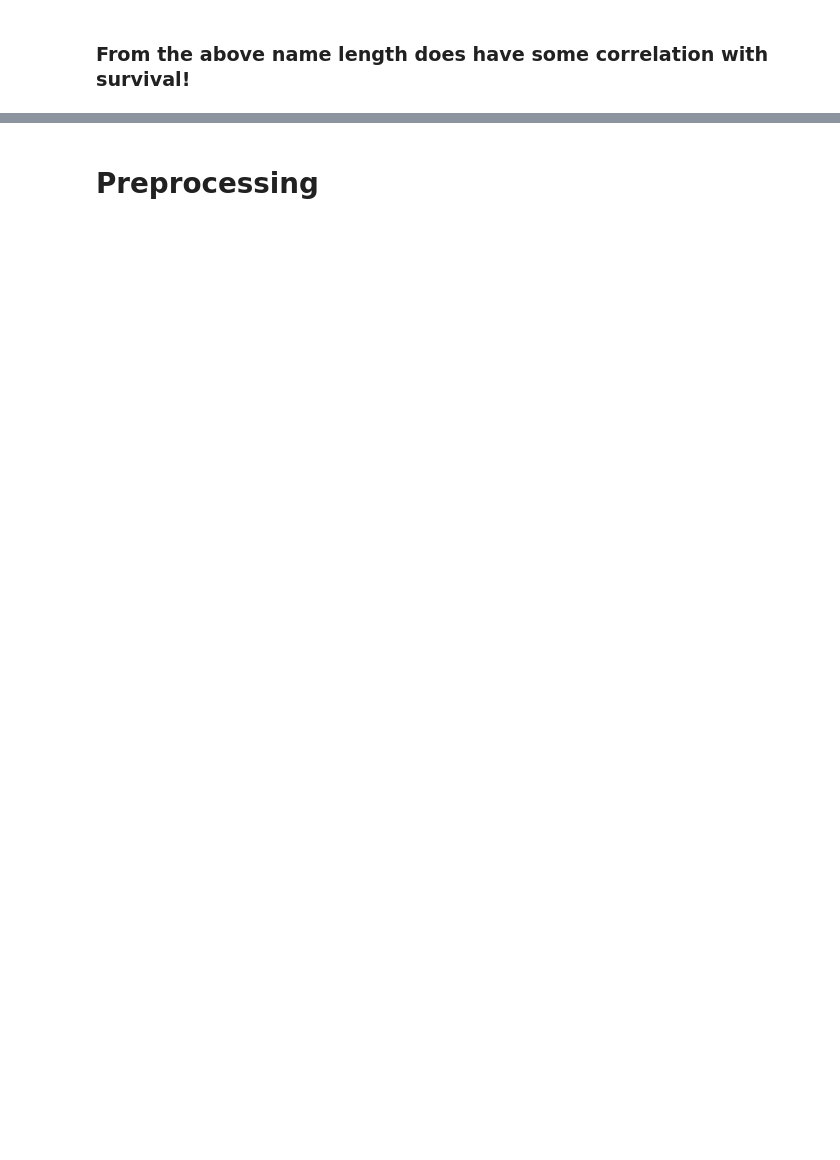
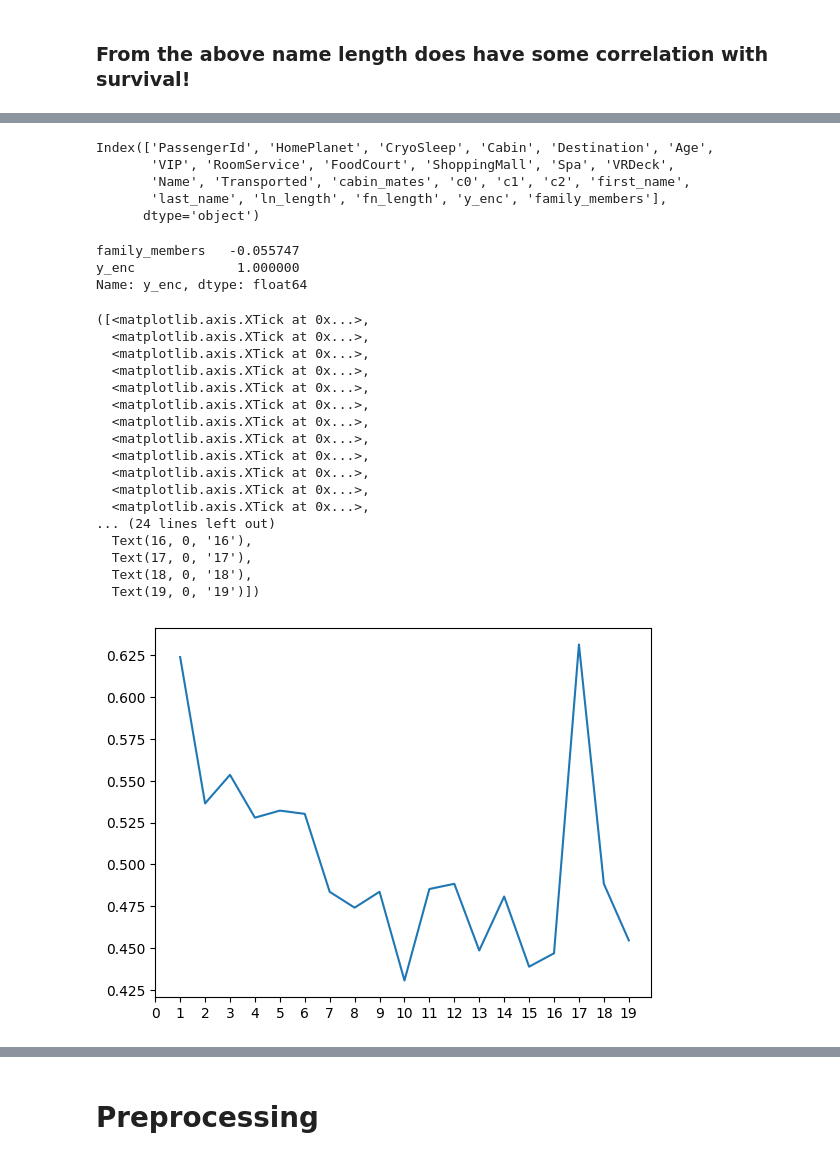
Before and after one commit to pj0620/spaceship-titanic-kaggle, a Jupyter notebook: spaceship-titanic.ipynb, the cells around one changed output, grey strips where cells are left out. Drawn from its saved outputs; the diff is of its cells as text; code cells hidden in the pictures; blank space fills up the shorter version.

```diff
--- a/spaceship-titanic.ipynb
+++ b/spaceship-titanic.ipynb
@@ -194,0 +209,10 @@ KeyError: "['y_enc'] not in index"
+# %%
+joined_fam_counts = pd.concat([data_raw_all_psg_cnt, data_raw_val_psg_cnt])[['last_name', 'PassengerId']].groupby('last_name').count()
+joined_fam_counts = joined_fam_counts.rename(columns={'PassengerId': 'family_members'})
+joined_fam_counts
+
+
+data_raw_all_psg_cnt_2 = data_raw_all_psg_cnt.merge(joined_fam_counts, left_on='last_name', right_on='last_name', how='left')
+data_raw_val_psg_cnt_2 = data_raw_val_psg_cnt.merge(joined_fam_counts, left_on='last_name', right_on='last_name', how='left')
+# print(f"{(len(data_raw_val), len(data_raw_val_psg_cnt))=}")
+data_raw_all_psg_cnt_2
@@ -194,0 +233,38 @@ KeyError: "['y_enc'] not in index"
+# %%
+data_raw_all_psg_cnt_2.columns
+# %% [output]
+Index(['PassengerId', 'HomePlanet', 'CryoSleep', 'Cabin', 'Destination', 'Age',
+       'VIP', 'RoomService', 'FoodCourt', 'ShoppingMall', 'Spa', 'VRDeck',
+       'Name', 'Transported', 'cabin_mates', 'c0', 'c1', 'c2', 'first_name',
+       'last_name', 'ln_length', 'fn_length', 'y_enc', 'family_members'],
+      dtype='object')
+# %%
+data_raw_all_psg_cnt_2['y_enc'] = data_raw_all_psg_cnt_2['Transported'].astype(np.int64)
+data_raw_all_psg_cnt_2[['family_members', 'y_enc']].corr()['y_enc']
+# %% [output]
+family_members   -0.055747
+y_enc             1.000000
+Name: y_enc, dtype: float64
+# %%
+survivablity_by_family_count = data_raw_all_psg_cnt_2[['family_members', 'y_enc']].groupby('family_members').mean()
+plt.plot(survivablity_by_family_count.index, survivablity_by_family_count['y_enc'])
+plt.xticks(np.arange(0,20))
+# %% [output]
+([<matplotlib.axis.XTick at 0x...>,
+  <matplotlib.axis.XTick at 0x...>,
+  <matplotlib.axis.XTick at 0x...>,
+  <matplotlib.axis.XTick at 0x...>,
+  <matplotlib.axis.XTick at 0x...>,
+  <matplotlib.axis.XTick at 0x...>,
+  <matplotlib.axis.XTick at 0x...>,
+  <matplotlib.axis.XTick at 0x...>,
+  <matplotlib.axis.XTick at 0x...>,
+  <matplotlib.axis.XTick at 0x...>,
+  <matplotlib.axis.XTick at 0x...>,
+  <matplotlib.axis.XTick at 0x...>,
+... (24 lines left out)
+  Text(16, 0, '16'),
+  Text(17, 0, '17'),
+  Text(18, 0, '18'),
+  Text(19, 0, '19')])
+[figure, added]
```
Also changed, not shown: parts of 36 cells of this notebook, 5 other files.
